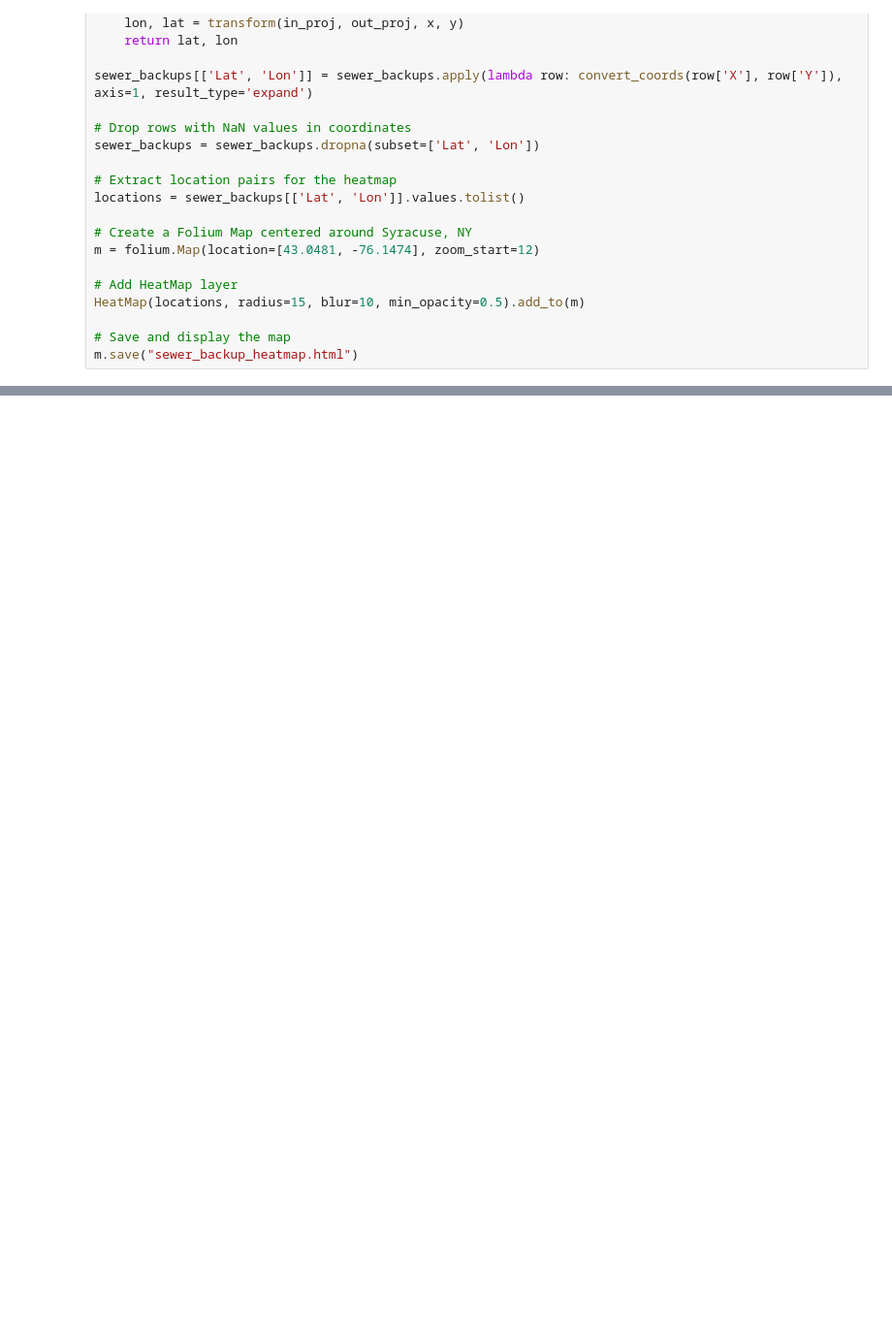
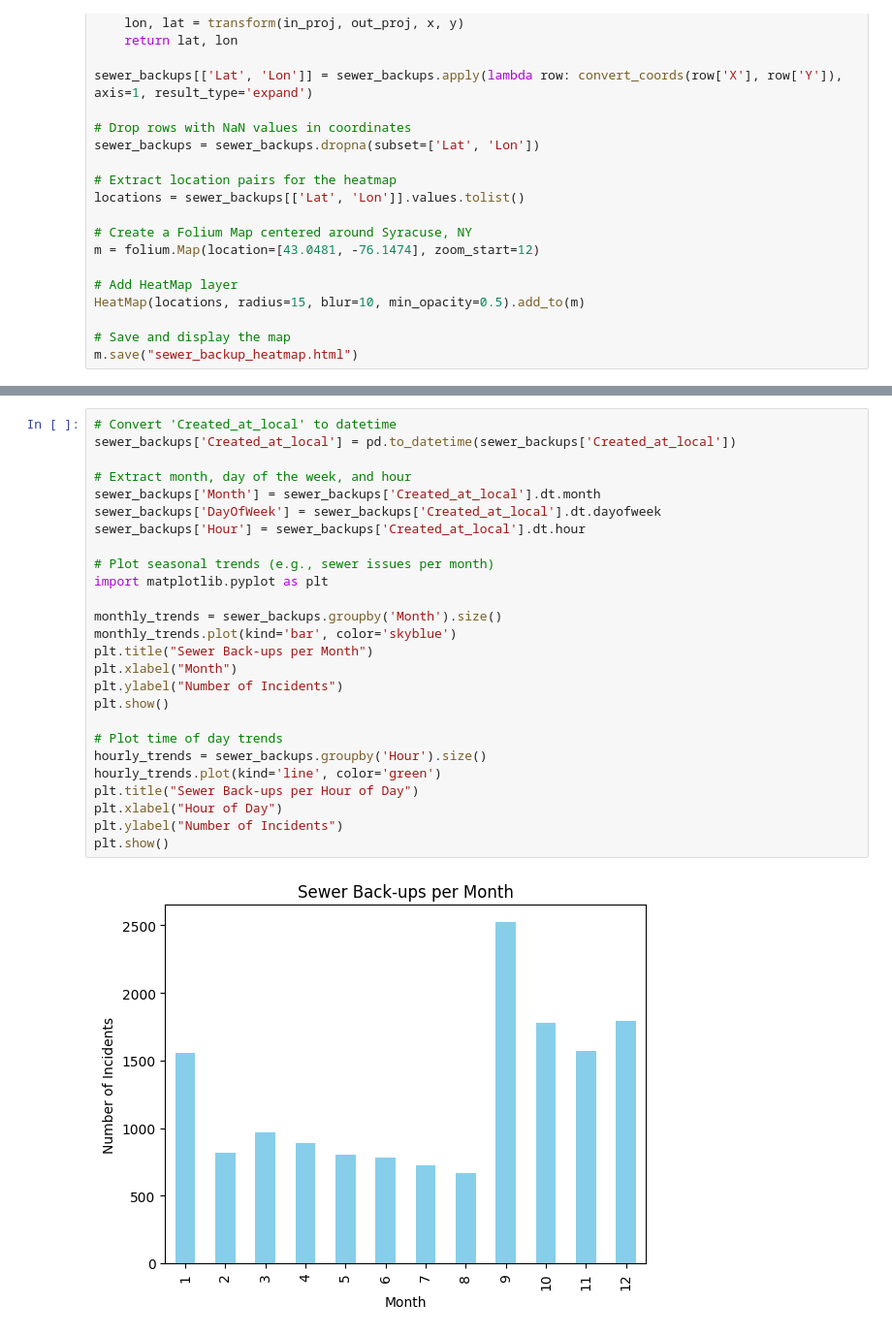
Before and after one commit to adiloryspayev/datathon, a Jupyter notebook: datathon heatmap.ipynb, the cells around one changed output, grey strips where cells are left out. Shown at 97% size. Cells and saved outputs as stored; diff of their text form; blank space fills up the shorter version.

```diff
--- a/datathon heatmap.ipynb
+++ b/datathon heatmap.ipynb
@@ -177,0 +198,28 @@ m
+# %%
+# Convert 'Created_at_local' to datetime
+sewer_backups['Created_at_local'] = pd.to_datetime(sewer_backups['Created_at_local'])
+
+# Extract month, day of the week, and hour
+sewer_backups['Month'] = sewer_backups['Created_at_local'].dt.month
+sewer_backups['DayOfWeek'] = sewer_backups['Created_at_local'].dt.dayofweek
+sewer_backups['Hour'] = sewer_backups['Created_at_local'].dt.hour
+
+# Plot seasonal trends (e.g., sewer issues per month)
+import matplotlib.pyplot as plt
+
+monthly_trends = sewer_backups.groupby('Month').size()
+monthly_trends.plot(kind='bar', color='skyblue')
+plt.title("Sewer Back-ups per Month")
+plt.xlabel("Month")
+plt.ylabel("Number of Incidents")
+plt.show()
+
+# Plot time of day trends
+hourly_trends = sewer_backups.groupby('Hour').size()
+hourly_trends.plot(kind='line', color='green')
+plt.title("Sewer Back-ups per Hour of Day")
+plt.xlabel("Hour of Day")
+plt.ylabel("Number of Incidents")
+plt.show()
+# %% [output]
+[figure, added]
```
Also changed, not shown: parts of 5 cells of this notebook, 2 other files.
